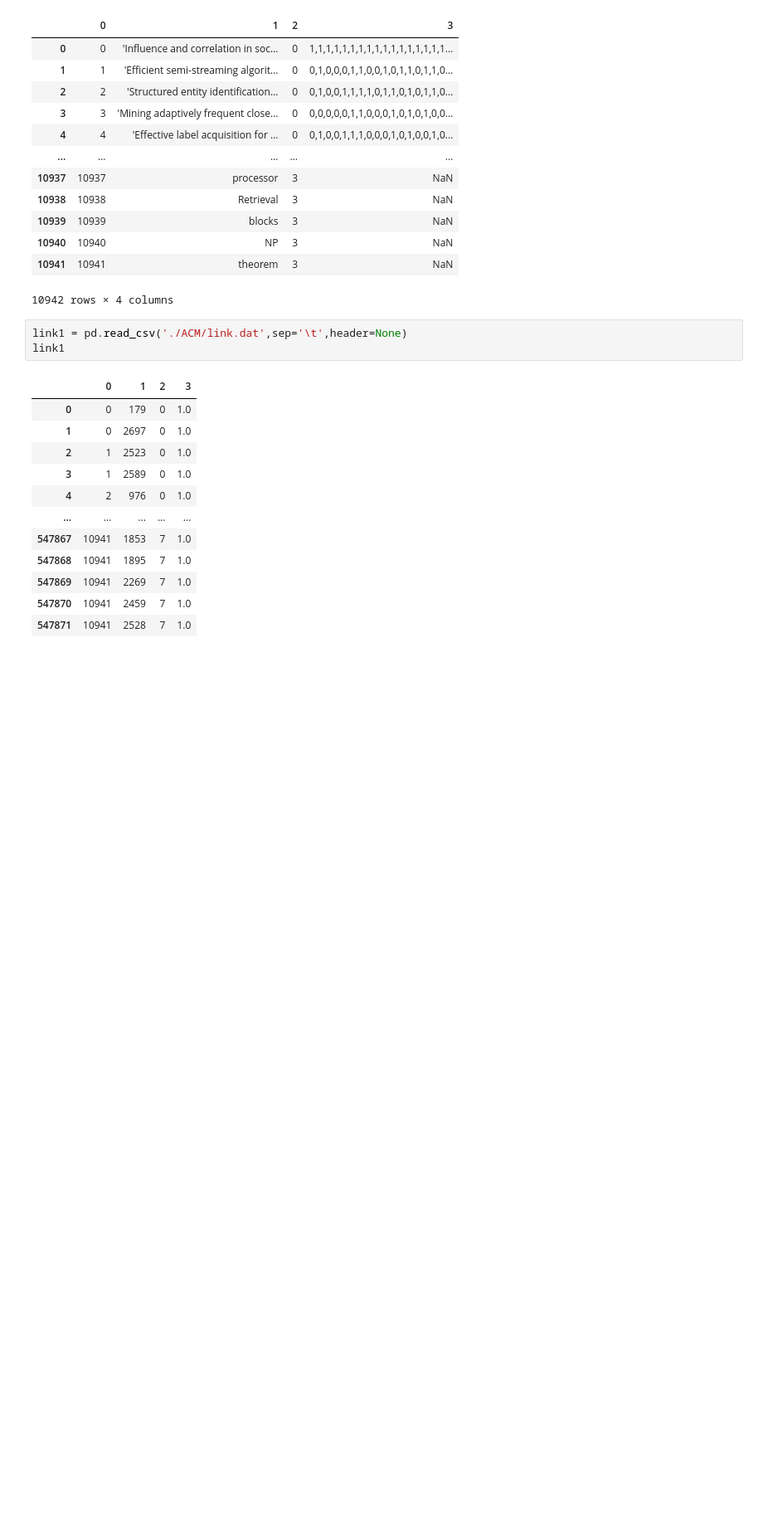
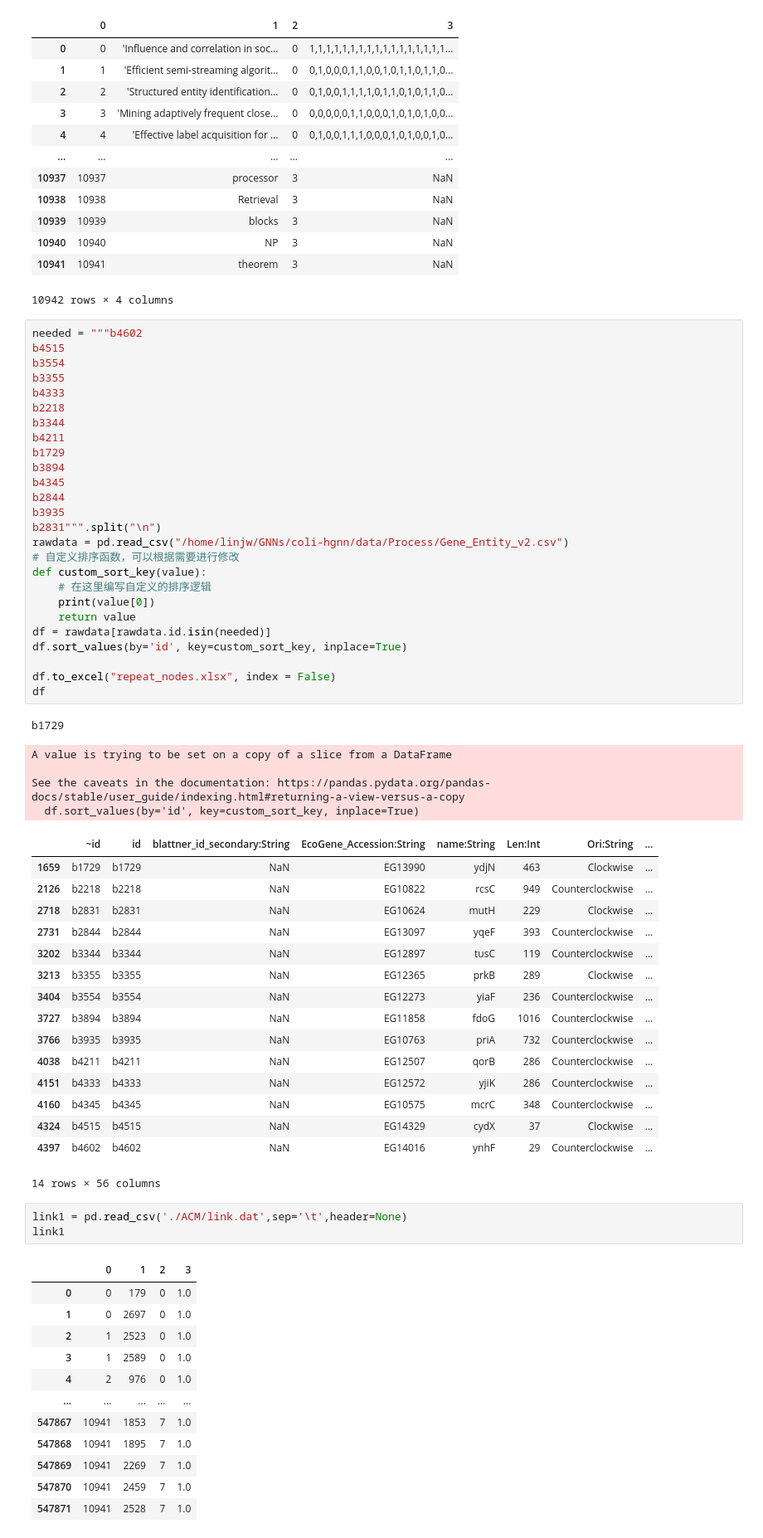
Before and after one commit to Suchcools/Ecoli_HGNN, a Jupyter notebook: data/test.ipynb, the cells around one changed output. Shown at 83% size. Cells and saved outputs as stored; diff of their text form; blank space fills up the shorter version.

```diff
--- a/data/test.ipynb
+++ b/data/test.ipynb
@@ -16,6 +16,54 @@ data
 | 10940 | 10940 | NP | 3 | NaN |
 | 10941 | 10941 | theorem | 3 | NaN |
 10942 rows × 4 columns
+# %%
+needed = """b4602
+b4515
+b3554
+b3355
+b4333
+b2218
+b3344
+b4211
+b1729
+b3894
+b4345
+b2844
+b3935
+b2831""".split("\n")
+rawdata = pd.read_csv("/home/linjw/GNNs/coli-hgnn/data/Process/Gene_Entity_v2.csv")
+# 自定义排序函数，可以根据需要进行修改
+def custom_sort_key(value):
+    # 在这里编写自定义的排序逻辑
+    print(value[0])
+    return value
+df = rawdata[rawdata.id.isin(needed)]
+df.sort_values(by='id', key=custom_sort_key, inplace=True)
+
+df.to_excel("repeat_nodes.xlsx", index = False)
+df
+# %% [output]
+b1729
+A value is trying to be set on a copy of a slice from a DataFrame
+
+See the caveats in the documentation: https://pandas.pydata.org/pandas-docs/stable/user_guide/indexing.html#returning-a-view-versus-a-copy
+  df.sort_values(by='id', key=custom_sort_key, inplace=True)
+|  | ~id | id | blattner_id_secondary:String | EcoGene_Accession:String | name:String | Len:Int | Ori:String | ... |
+| 1659 | b1729 | b1729 | NaN | EG13990 | ydjN | 463 | Clockwise | ... |
+| 2126 | b2218 | b2218 | NaN | EG10822 | rcsC | 949 | Counterclockwise | ... |
+| 2718 | b2831 | b2831 | NaN | EG10624 | mutH | 229 | Clockwise | ... |
+| 2731 | b2844 | b2844 | NaN | EG13097 | yqeF | 393 | Counterclockwise | ... |
+| 3202 | b3344 | b3344 | NaN | EG12897 | tusC | 119 | Counterclockwise | ... |
+| 3213 | b3355 | b3355 | NaN | EG12365 | prkB | 289 | Clockwise | ... |
+| 3404 | b3554 | b3554 | NaN | EG12273 | yiaF | 236 | Counterclockwise | ... |
+| 3727 | b3894 | b3894 | NaN | EG11858 | fdoG | 1016 | Counterclockwise | ... |
+| 3766 | b3935 | b3935 | NaN | EG10763 | priA | 732 | Counterclockwise | ... |
+| 4038 | b4211 | b4211 | NaN | EG12507 | qorB | 286 | Counterclockwise | ... |
+| 4151 | b4333 | b4333 | NaN | EG12572 | yjiK | 286 | Counterclockwise | ... |
+| 4160 | b4345 | b4345 | NaN | EG10575 | mcrC | 348 | Counterclockwise | ... |
+| 4324 | b4515 | b4515 | NaN | EG14329 | cydX | 37 | Clockwise | ... |
+| 4397 | b4602 | b4602 | NaN | EG14016 | ynhF | 29 | Counterclockwise | ... |
+14 rows × 56 columns
 # %%
 link1 = pd.read_csv('./ACM/link.dat',sep='\t',header=None)
 link1
```
Also changed, not shown: 3 other files.
